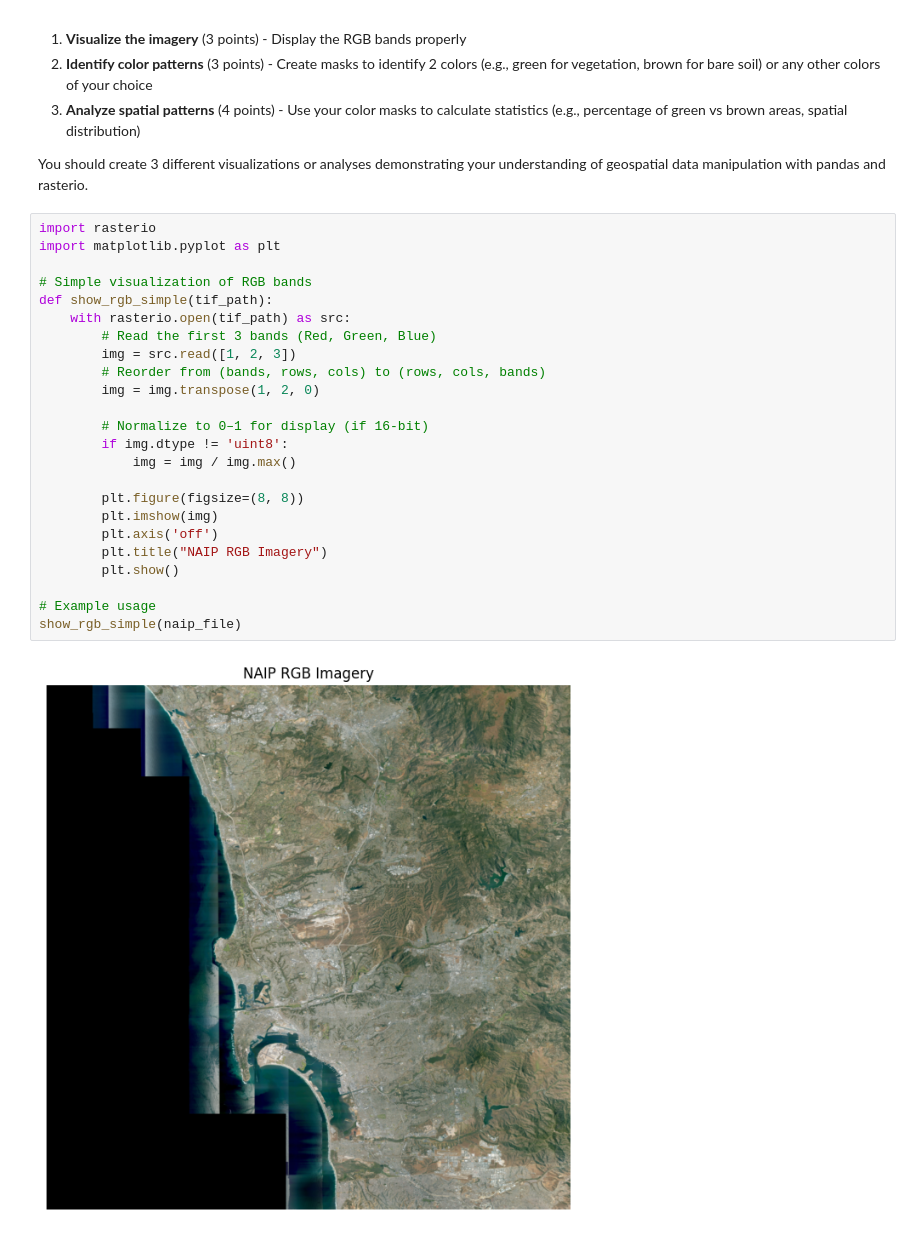
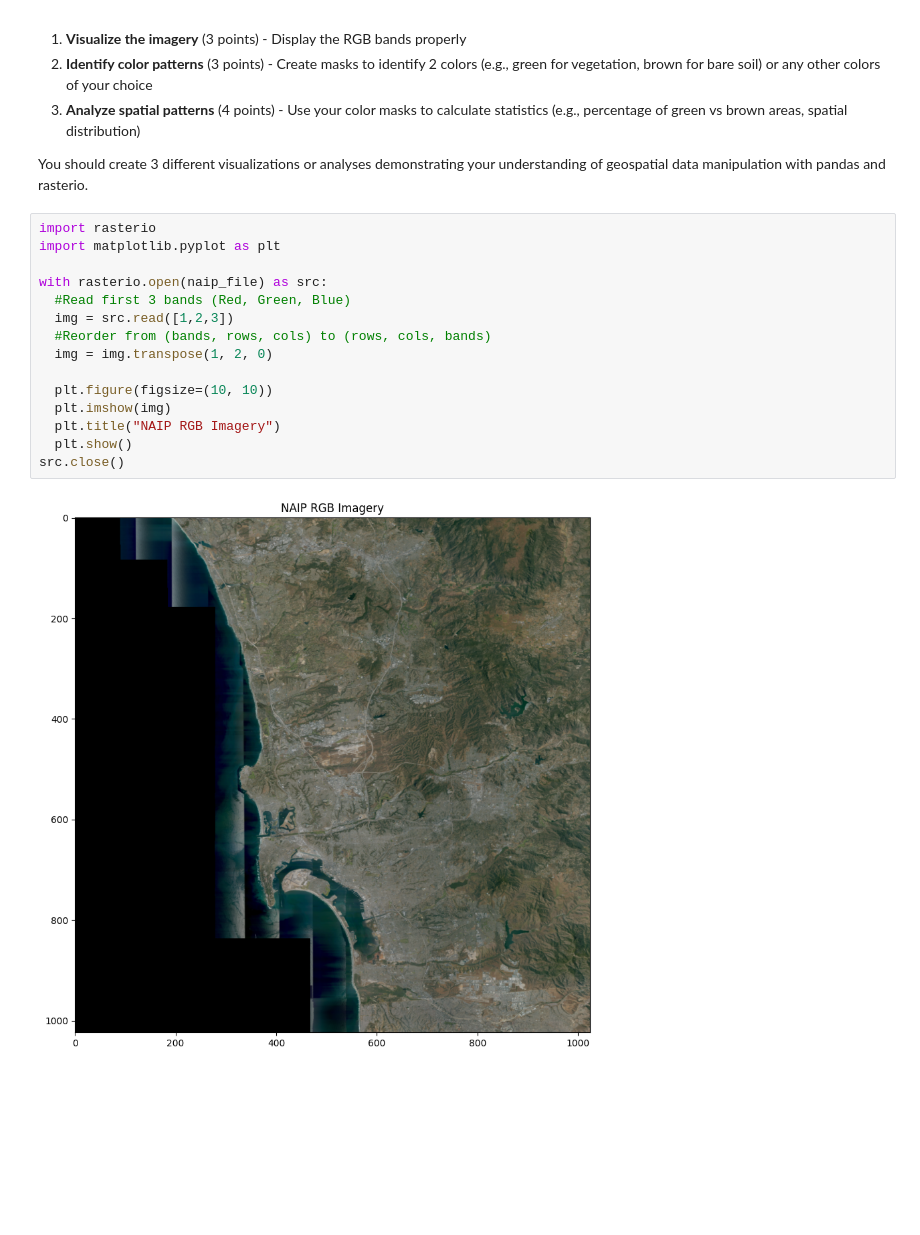
Before and after one commit to surf-guy/DSE200, a Jupyter notebook: HW/HW_2.ipynb, the cells around one changed output. Drawn from its saved outputs; the diff is of its cells as text; blank space fills up the shorter version.

```diff
--- a/HW/HW_2.ipynb
+++ b/HW/HW_2.ipynb
@@ -474,26 +473,17 @@ You should create 3 different visualizations or analyses demonstrating your unde
 # %%
 import rasterio
 import matplotlib.pyplot as plt
 
-# Simple visualization of RGB bands
-def show_rgb_simple(tif_path):
-    with rasterio.open(tif_path) as src:
-        # Read the first 3 bands (Red, Green, Blue)
-        img = src.read([1, 2, 3])
-        # Reorder from (bands, rows, cols) to (rows, cols, bands)
-        img = img.transpose(1, 2, 0)
+with rasterio.open(naip_file) as src:
+  #Read first 3 bands (Red, Green, Blue)
+  img = src.read([1,2,3])
+  #Reorder from (bands, rows, cols) to (rows, cols, bands)
+  img = img.transpose(1, 2, 0)
 
-        # Normalize to 0–1 for display (if 16-bit)
-        if img.dtype != 'uint8':
-            img = img / img.max()
-
-        plt.figure(figsize=(8, 8))
-        plt.imshow(img)
-        plt.axis('off')
-        plt.title("NAIP RGB Imagery")
-        plt.show()
-
-# Example usage
-show_rgb_simple(naip_file)
+  plt.figure(figsize=(10, 10))
+  plt.imshow(img)
+  plt.title("NAIP RGB Imagery")
+  plt.show()
+src.close()
 # %% [output]
-[figure, old version]
+[figure, new version]
```
Also changed, not shown: parts of 4 cells of this notebook.
